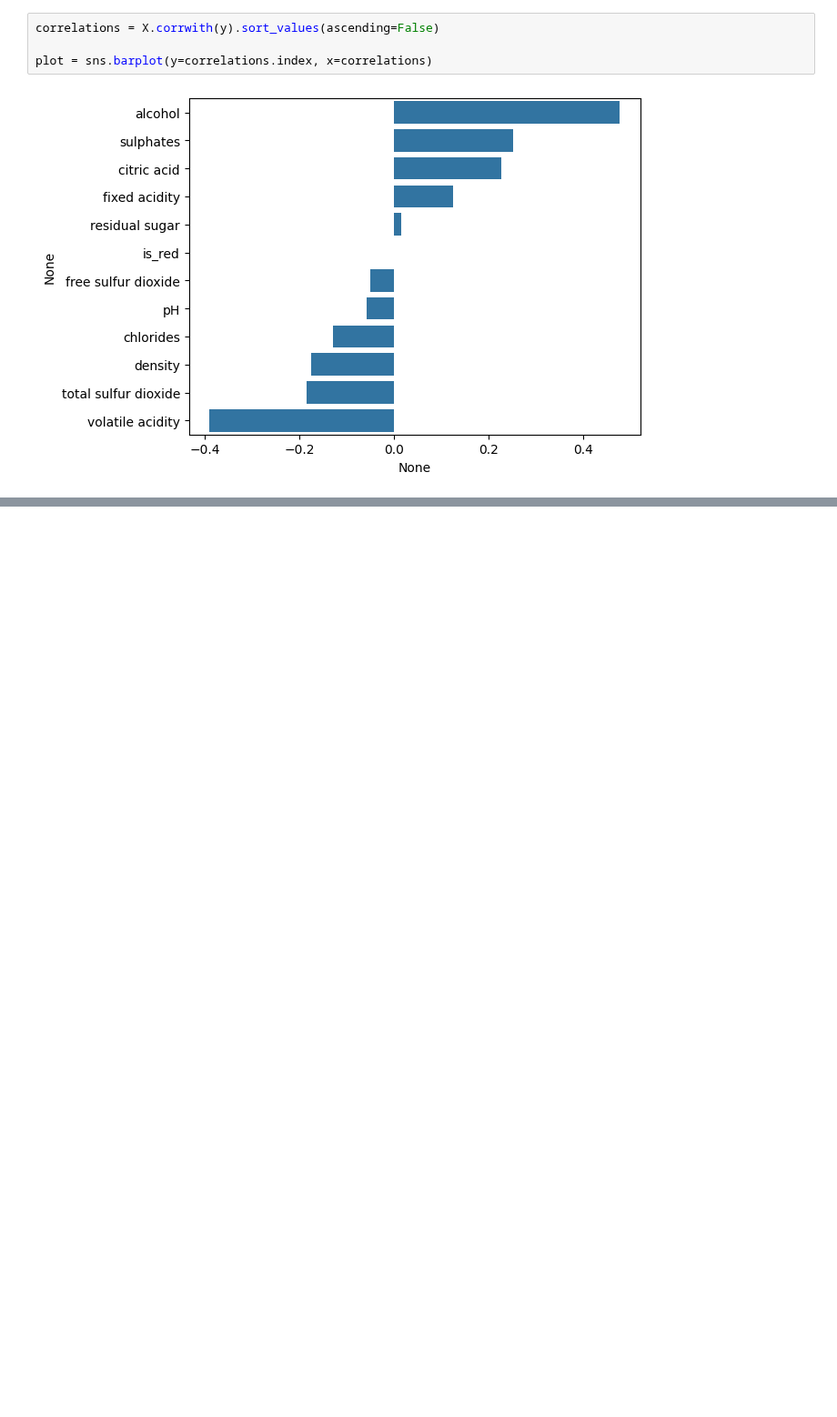
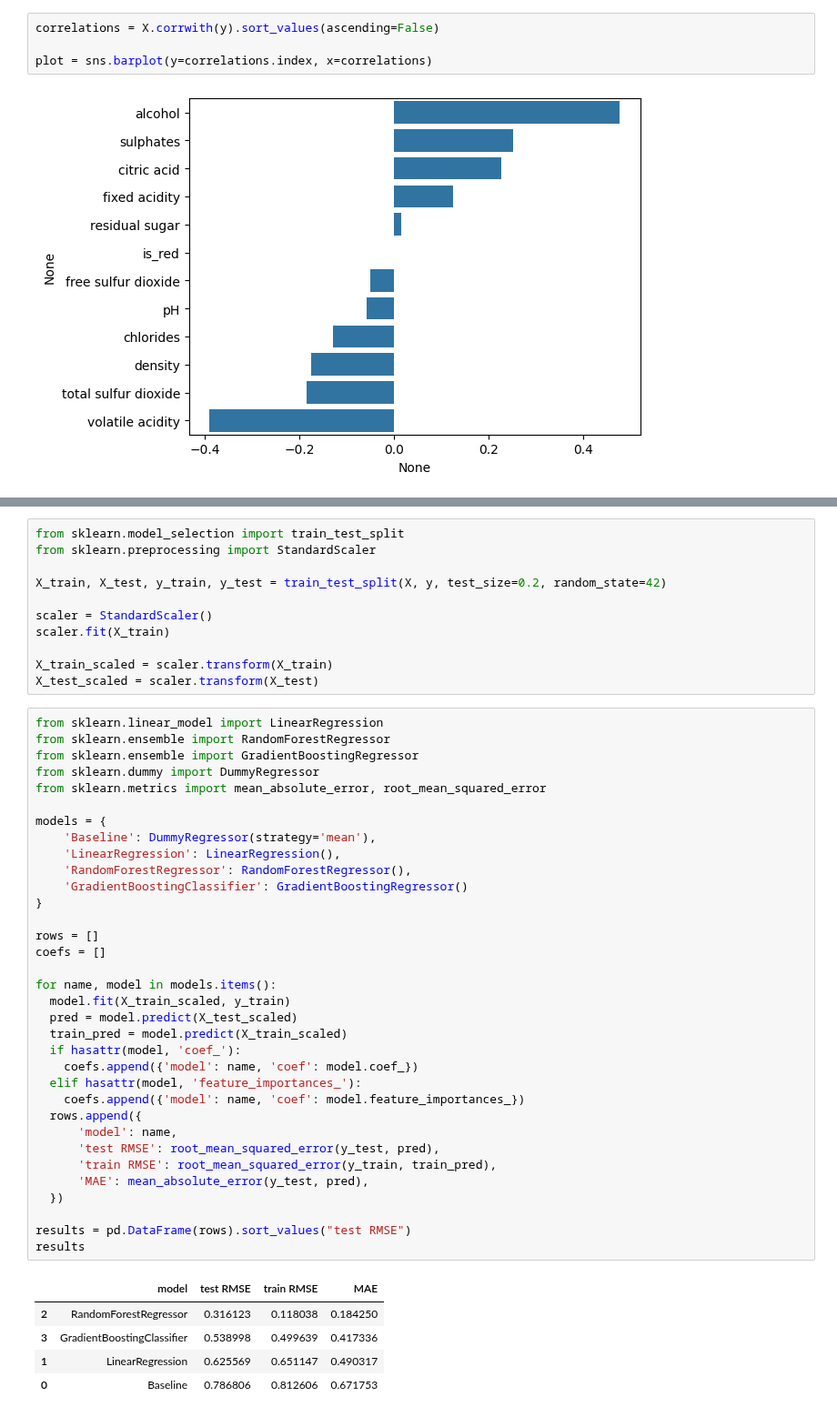
Before and after one commit to geori0/ml_labs, a Jupyter notebook: regression/lab01.ipynb, the cells around one changed output, grey strips where cells are left out. Shown at 91% size. Drawn from its saved outputs; the diff is of its cells as text; blank space fills up the shorter version.

```diff
--- a/regression/lab01.ipynb
+++ b/regression/lab01.ipynb
@@ -73,0 +74,51 @@ sns.heatmap(corr_matrix, annot=True, cmap='coolwarm', fmt='.2f', square=True, cb
+# %%
+from sklearn.model_selection import train_test_split
+from sklearn.preprocessing import StandardScaler
+
+X_train, X_test, y_train, y_test = train_test_split(X, y, test_size=0.2, random_state=42)
+
+scaler = StandardScaler()
+scaler.fit(X_train)
+
+X_train_scaled = scaler.transform(X_train)
+X_test_scaled = scaler.transform(X_test)
+# %%
+from sklearn.linear_model import LinearRegression
+from sklearn.ensemble import RandomForestRegressor
+from sklearn.ensemble import GradientBoostingRegressor
+from sklearn.dummy import DummyRegressor
+from sklearn.metrics import mean_absolute_error, root_mean_squared_error
+
+models = {
+    'Baseline': DummyRegressor(strategy='mean'),
+    'LinearRegression': LinearRegression(),
+    'RandomForestRegressor': RandomForestRegressor(),
+    'GradientBoostingClassifier': GradientBoostingRegressor()
+}
+
+rows = []
+coefs = []
+
+for name, model in models.items():
+  model.fit(X_train_scaled, y_train)
+  pred = model.predict(X_test_scaled)
+  train_pred = model.predict(X_train_scaled)
+  if hasattr(model, 'coef_'):
+    coefs.append({'model': name, 'coef': model.coef_})
+  elif hasattr(model, 'feature_importances_'):
+    coefs.append({'model': name, 'coef': model.feature_importances_})
+  rows.append({
+      'model': name,
+      'test RMSE': root_mean_squared_error(y_test, pred),
+      'train RMSE': root_mean_squared_error(y_train, train_pred),
+      'MAE': mean_absolute_error(y_test, pred),
+  })
+
+results = pd.DataFrame(rows).sort_values("test RMSE")
+results
+# %% [output]
+|  | model | test RMSE | train RMSE | MAE |
+| 2 | RandomForestRegressor | 0.316123 | 0.118038 | 0.184250 |
+| 3 | GradientBoostingClassifier | 0.538998 | 0.499639 | 0.417336 |
+| 1 | LinearRegression | 0.625569 | 0.651147 | 0.490317 |
+| 0 | Baseline | 0.786806 | 0.812606 | 0.671753 |
```
Also changed, not shown: parts of 2 cells of this notebook.
